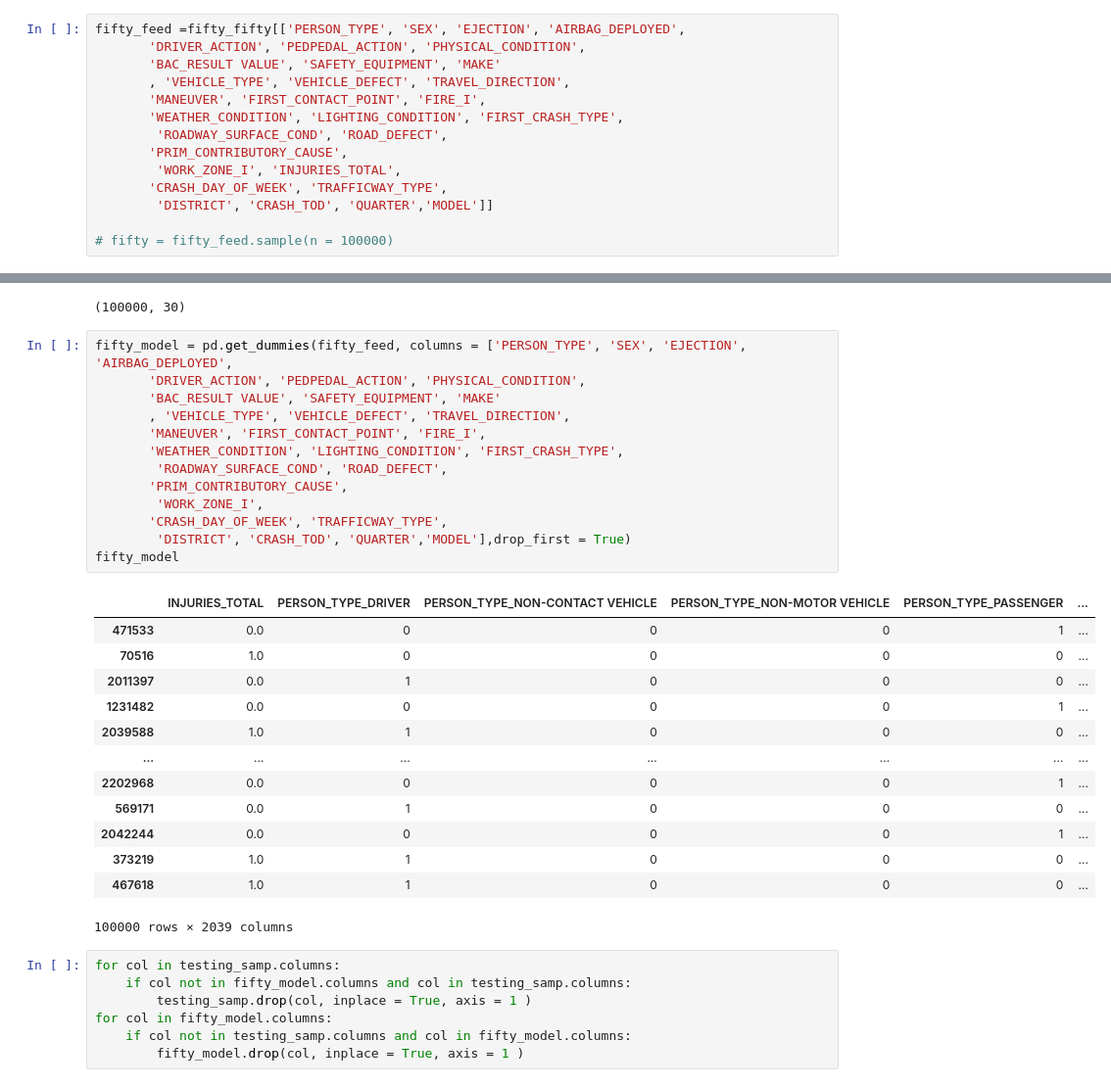
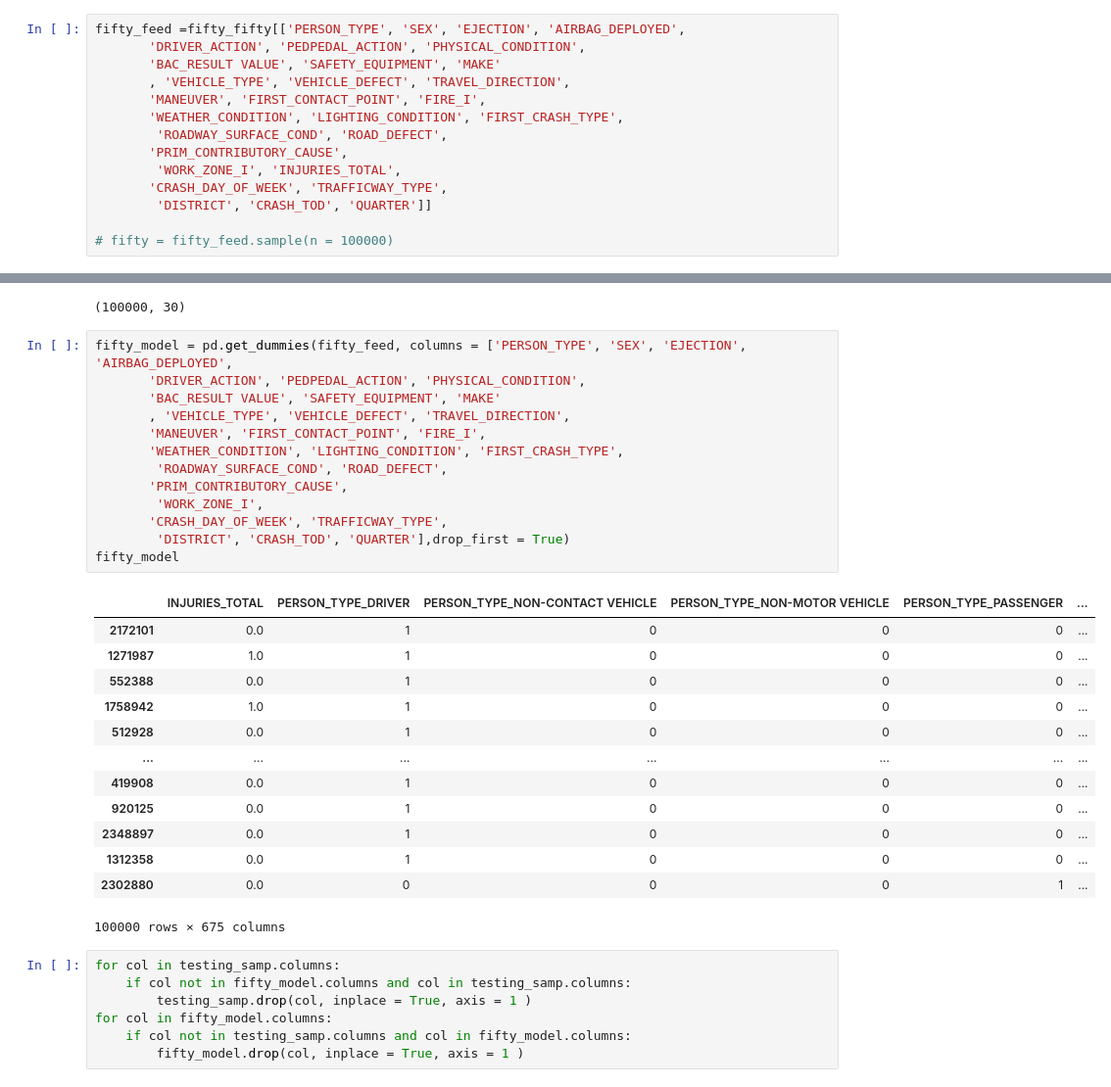
Before and after one commit to shigos/Traffic_Models, a Jupyter notebook: notebook/clean_merge_note.ipynb, the cells around one changed output, grey strips where cells are left out. Shown: that part at 98% size. Drawn from its saved outputs; the diff is of its cells as text.

```diff
--- a/notebook/clean_merge_note.ipynb
+++ b/notebook/clean_merge_note.ipynb
@@ -743,7 +772,7 @@ fifty_feed =fifty_fifty[['PERSON_TYPE', 'SEX', 'EJECTION', 'AIRBAG_DEPLOYED',
        'PRIM_CONTRIBUTORY_CAUSE',
         'WORK_ZONE_I', 'INJURIES_TOTAL',
        'CRASH_DAY_OF_WEEK', 'TRAFFICWAY_TYPE',
-        'DISTRICT', 'CRASH_TOD', 'QUARTER','MODEL']]
+        'DISTRICT', 'CRASH_TOD', 'QUARTER']]
 
 # fifty = fifty_feed.sample(n = 100000)
 # %%
@@ -753,30 +782,30 @@ fifty_feed.shape
 # %%
 fifty_model = pd.get_dummies(fifty_feed, columns = ['PERSON_TYPE', 'SEX', 'EJECTION', 'AIRBAG_DEPLOYED',
        'DRIVER_ACTION', 'PEDPEDAL_ACTION', 'PHYSICAL_CONDITION',
        'BAC_RESULT VALUE', 'SAFETY_EQUIPMENT', 'MAKE'
        , 'VEHICLE_TYPE', 'VEHICLE_DEFECT', 'TRAVEL_DIRECTION',
        'MANEUVER', 'FIRST_CONTACT_POINT', 'FIRE_I',
        'WEATHER_CONDITION', 'LIGHTING_CONDITION', 'FIRST_CRASH_TYPE',
         'ROADWAY_SURFACE_COND', 'ROAD_DEFECT',
        'PRIM_CONTRIBUTORY_CAUSE',
         'WORK_ZONE_I',
        'CRASH_DAY_OF_WEEK', 'TRAFFICWAY_TYPE',
-        'DISTRICT', 'CRASH_TOD', 'QUARTER','MODEL'],drop_first = True)
+        'DISTRICT', 'CRASH_TOD', 'QUARTER'],drop_first = True)
 fifty_model
 # %% [output]
 |  | INJURIES_TOTAL | PERSON_TYPE_DRIVER | PERSON_TYPE_NON-CONTACT VEHICLE | PERSON_TYPE_NON-MOTOR VEHICLE | PERSON_TYPE_PASSENGER | ... |
-| 471533 | 0.0 | 0 | 0 | 0 | 1 | ... |
-| 70516 | 1.0 | 0 | 0 | 0 | 0 | ... |
-| 2011397 | 0.0 | 1 | 0 | 0 | 0 | ... |
-| 1231482 | 0.0 | 0 | 0 | 0 | 1 | ... |
-| 2039588 | 1.0 | 1 | 0 | 0 | 0 | ... |
+| 2172101 | 0.0 | 1 | 0 | 0 | 0 | ... |
+| 1271987 | 1.0 | 1 | 0 | 0 | 0 | ... |
+| 552388 | 0.0 | 1 | 0 | 0 | 0 | ... |
+| 1758942 | 1.0 | 1 | 0 | 0 | 0 | ... |
+| 512928 | 0.0 | 1 | 0 | 0 | 0 | ... |
 | ... | ... | ... | ... | ... | ... | ... |
-| 2202968 | 0.0 | 0 | 0 | 0 | 1 | ... |
-| 569171 | 0.0 | 1 | 0 | 0 | 0 | ... |
-| 2042244 | 0.0 | 0 | 0 | 0 | 1 | ... |
-| 373219 | 1.0 | 1 | 0 | 0 | 0 | ... |
-| 467618 | 1.0 | 1 | 0 | 0 | 0 | ... |
+| 419908 | 0.0 | 1 | 0 | 0 | 0 | ... |
+| 920125 | 0.0 | 1 | 0 | 0 | 0 | ... |
+| 2348897 | 0.0 | 1 | 0 | 0 | 0 | ... |
+| 1312358 | 0.0 | 1 | 0 | 0 | 0 | ... |
+| 2302880 | 0.0 | 0 | 0 | 0 | 1 | ... |
-100000 rows × 2039 columns
+100000 rows × 675 columns
 # %%
 for col in testing_samp.columns:
     if col not in fifty_model.columns and col in testing_samp.columns:
```
Also changed, not shown: parts of 14 cells of this notebook, 2 other files.
